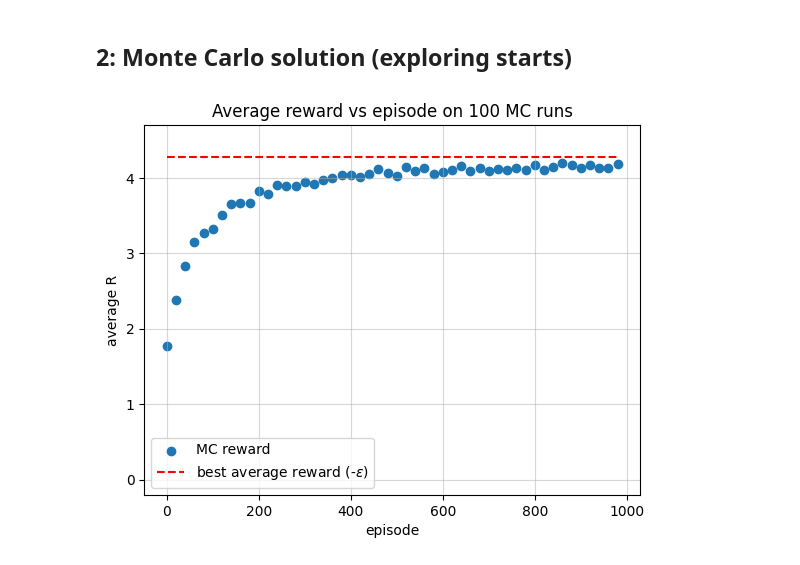
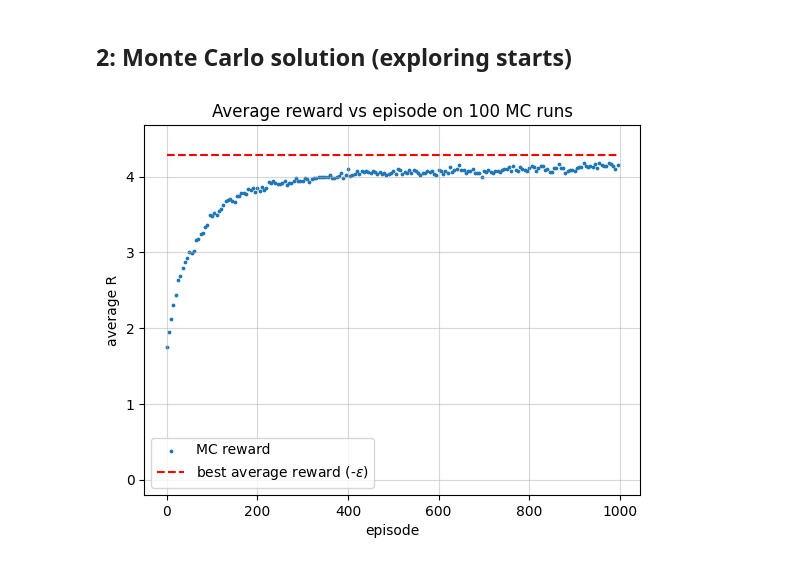
Before and after one commit to LucaBrocco/ITIProject, a Jupyter notebook: The Chain Problem.ipynb, the cells around one changed output. Cells and saved outputs as stored; diff of their text form; code cells hidden in the pictures.

```diff
--- a/The Chain Problem.ipynb
+++ b/The Chain Problem.ipynb
@@ -212,7 +212,7 @@ best average Reward for unit time is 4.495
 chain_length = 5
 n_runs = 100
 total_episodes = int(1e3)
-modulo = int(total_episodes / 50)
+modulo = int(total_episodes / 200)
 accuracies = np.zeros(int(total_episodes / modulo))
 
 for n_run in range(n_runs):
@@ -276,32 +276,32 @@ for n_run in range(n_runs):
             G = gamma * G + rewards[t]
             st = seen_s[t-1]
             at = seen_a[t-1]
             if (st,at) not in zip(seen_s[:(t-2)],seen_a[:(t-2)]):
                 returns[st,at] += G
                 counters[st,at] += 1
                 Q[st,at] = returns[st,at]/counters[st,at]
                 pi[st] = np.argmax(Q[st,:])
 
         # evaluation logic
         if episode % modulo == 0:
             eval_iter = 1000
             _,_,_,avg_cum = policy_estimator(pi,chain_length,eval_iter,plot_flag=False,path=None,tipo = 'MC')
             acc.append(avg_cum[-1])
             episodes.append(episode)
             pis.append(pi)
     # at the end of the run save the data
     accuracies = np.array(acc) / (n_run + 1) + accuracies * (n_run)/(n_run+1)
 
-plt.scatter(episodes,accuracies, label = 'MC reward')
+plt.scatter(episodes,accuracies, label = 'MC reward',s=3)
 plt.title(f'Average reward vs episode on {n_runs} MC runs')
 plt.xlabel('episode')
 plt.ylabel('average R')
 plt.ylim(-0.2,max(accuracies)+0.5)
 plt.hlines(y = best_R*(1.-epsilon), xmin = episodes[0],xmax = episodes[-1],colors = 'red', linestyles = '--', label = r'best average reward (-$\epsilon$)')
 plt.legend()
 plt.grid(alpha = 0.5)
 path = dir_name + f'/MC_avg_reward_{n_runs}_runs.png'
 plt.savefig(path)
 plt.show()
 # %% [output]
-[figure, old version]
+[figure, new version]
```
Also changed, not shown: parts of 23 cells of this notebook, 9 other files.
